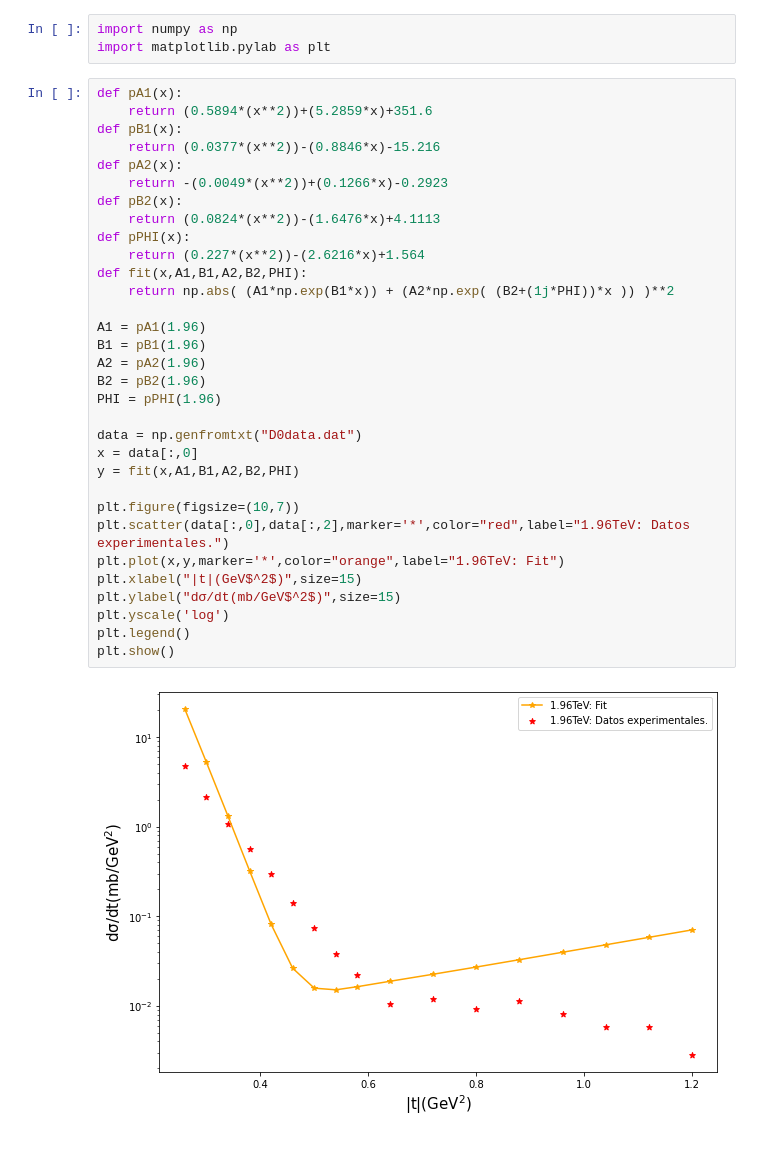
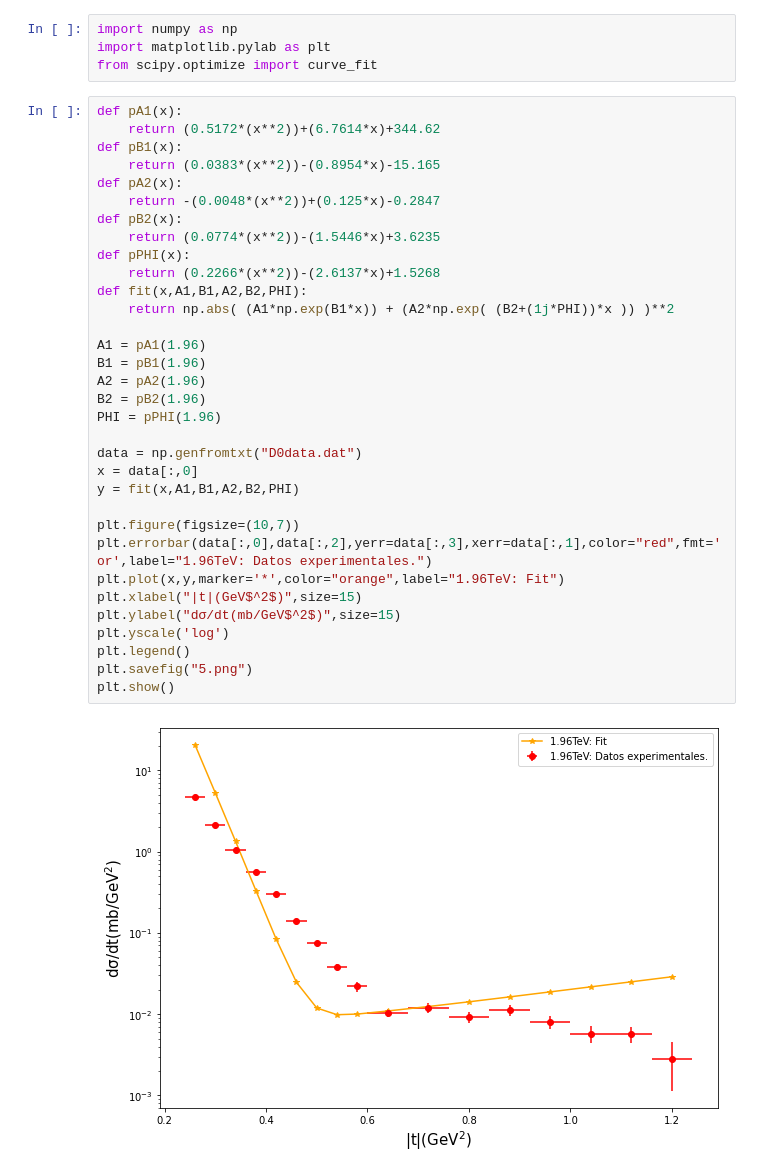
Before and after one commit to m-mejiap/MetodosComputacionales, a Jupyter notebook: 2020-2/Extrapolacion.ipynb, the cells around one changed output. Saved outputs shown, nothing was run; the diff lists cells and outputs as text.

```diff
--- a/2020-2/Extrapolacion.ipynb
+++ b/2020-2/Extrapolacion.ipynb
@@ -1,40 +1,42 @@
 # %%
 import numpy as np
 import matplotlib.pylab as plt
+from scipy.optimize import curve_fit
 # %%
 def pA1(x):
-    return (0.5894*(x**2))+(5.2859*x)+351.6
+    return (0.5172*(x**2))+(6.7614*x)+344.62
 def pB1(x):
-    return (0.0377*(x**2))-(0.8846*x)-15.216
+    return (0.0383*(x**2))-(0.8954*x)-15.165
 def pA2(x):
-    return -(0.0049*(x**2))+(0.1266*x)-0.2923
+    return -(0.0048*(x**2))+(0.125*x)-0.2847
 def pB2(x):
-    return (0.0824*(x**2))-(1.6476*x)+4.1113
+    return (0.0774*(x**2))-(1.5446*x)+3.6235
 def pPHI(x):
-    return (0.227*(x**2))-(2.6216*x)+1.564
+    return (0.2266*(x**2))-(2.6137*x)+1.5268
 def fit(x,A1,B1,A2,B2,PHI):
     return np.abs( (A1*np.exp(B1*x)) + (A2*np.exp( (B2+(1j*PHI))*x )) )**2
 
 A1 = pA1(1.96)
 B1 = pB1(1.96)
 A2 = pA2(1.96)
 B2 = pB2(1.96)
 PHI = pPHI(1.96)
 
 data = np.genfromtxt("D0data.dat")
 x = data[:,0]
 y = fit(x,A1,B1,A2,B2,PHI)
 
 plt.figure(figsize=(10,7))
-plt.scatter(data[:,0],data[:,2],marker='*',color="red",label="1.96TeV: Datos experimentales.")
+plt.errorbar(data[:,0],data[:,2],yerr=data[:,3],xerr=data[:,1],color="red",fmt='or',label="1.96TeV: Datos experimentales.")
 plt.plot(x,y,marker='*',color="orange",label="1.96TeV: Fit")
 plt.xlabel("|t|(GeV$^2$)",size=15)
 plt.ylabel("dσ/dt(mb/GeV$^2$)",size=15)
 plt.yscale('log')
 plt.legend()
+plt.savefig("5.png")
 plt.show()
 # %% [output]
-[figure, old version]
+[figure, new version]
 # %%
 newA1 = pA1(1.96)
 newB1 = pB1(13)
```
Also changed, not shown: parts of 10 cells of this notebook.
